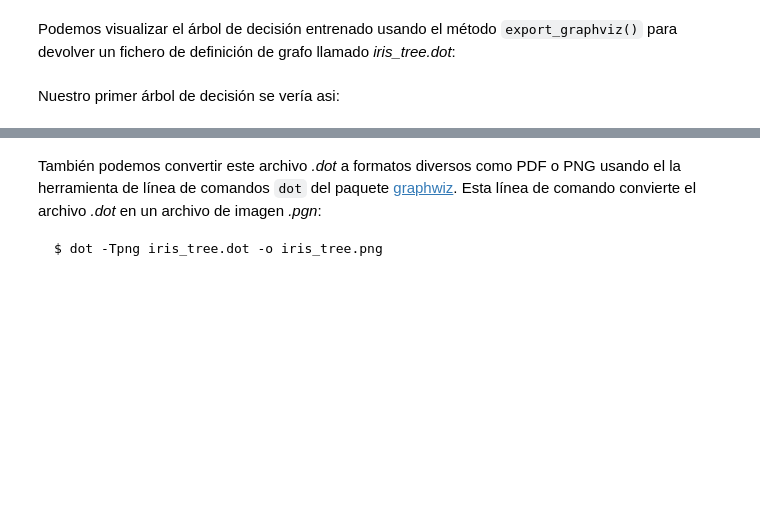
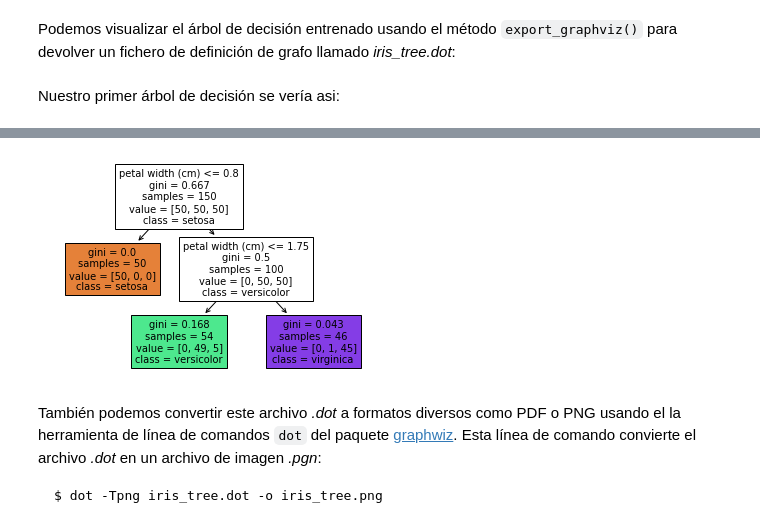
Before and after one commit to SgtSteiner/DataScience, a Jupyter notebook: handson-ml/Ch.06.Arboles de decisión.ipynb, the cells around one changed output, grey strips where cells are left out. Drawn from its saved outputs; the diff is of its cells as text; code cells hidden in the pictures; blank space fills up the shorter version.

```diff
--- a/handson-ml/Ch.06.Arboles de decisión.ipynb
+++ b/handson-ml/Ch.06.Arboles de decisión.ipynb
@@ -51,6 +51,15 @@ from graphviz import Source
 Source.from_file("./images/Ch06/iris_tree.dot")
 # %% [output]
 [drawing not drawn]
+# %%
+# Otra forma de visualizar el arbol
+plot_tree(tree_clf,
+          feature_names=iris.feature_names[2:],
+          class_names=iris.target_names,
+          filled=True)
+plt.show()
+# %% [output]
+[figure, added]
 # %% [markdown]
 También podemos convertir este archivo *.dot* a formatos diversos como PDF o PNG usando el la herramienta de línea de comandos `dot` del paquete [graphwiz](http://www.graphviz.org/). Esta línea de comando convierte el archivo *.dot* en un archivo de imagen *.pgn*:
 
```
Also changed, not shown: parts of 63 cells of this notebook, 3 other files.
